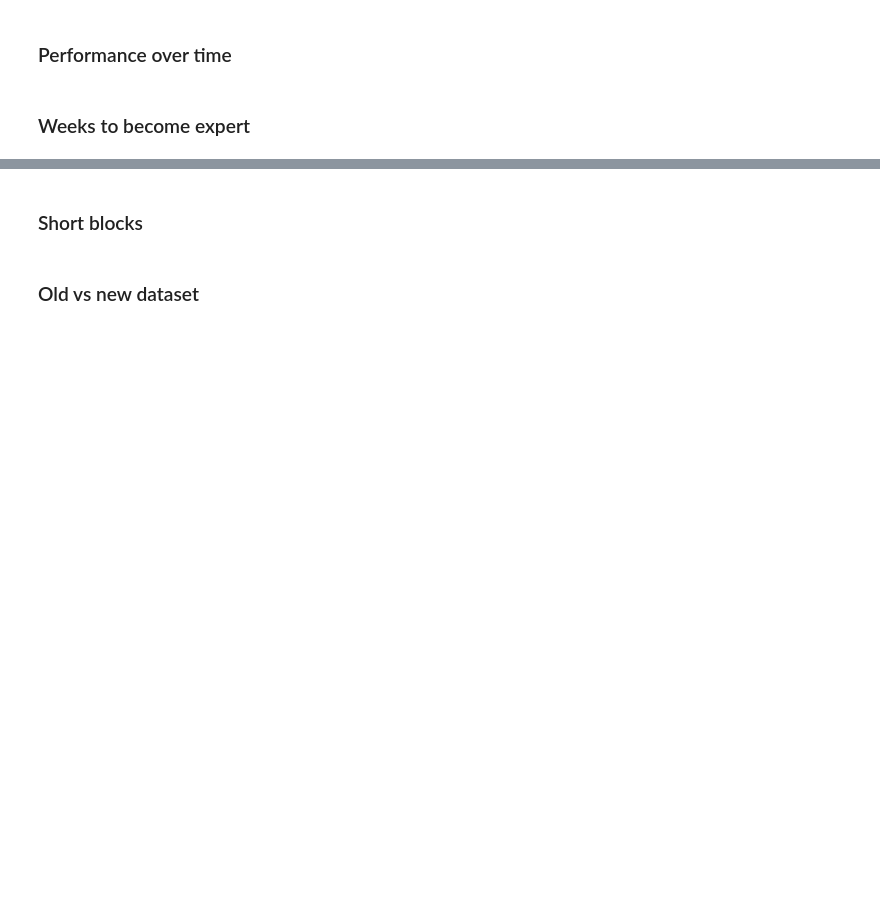
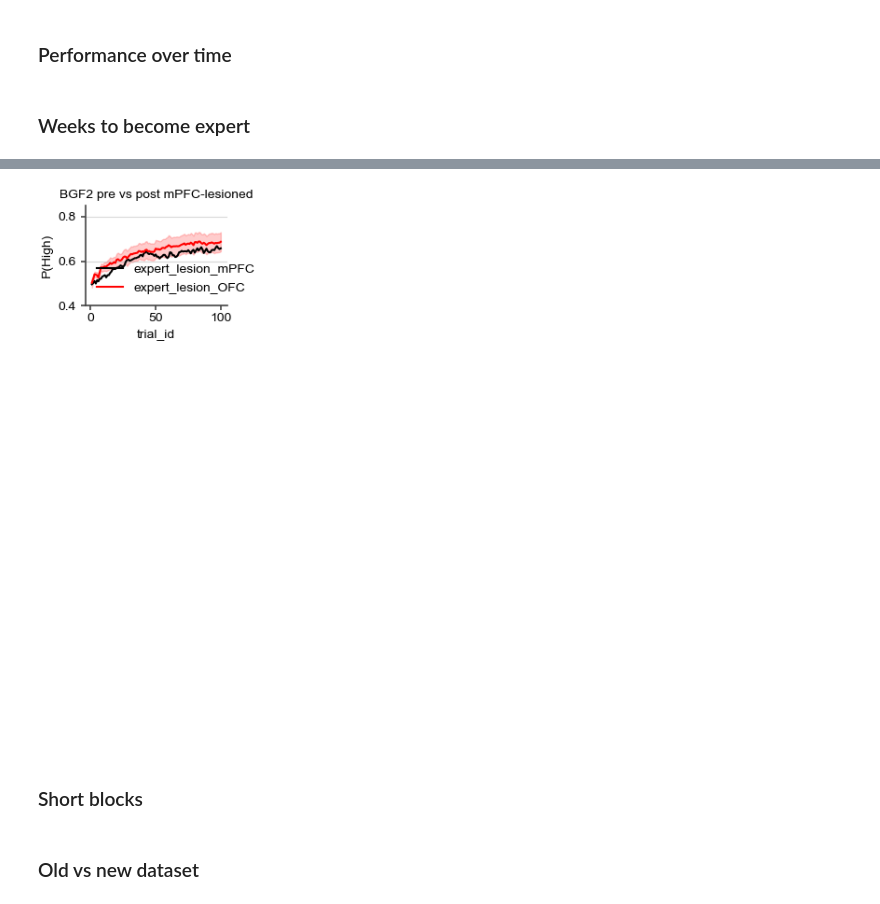
Before and after one commit to bapungiri/py_adlab_bg, a Jupyter notebook: mab_choice_performance1.ipynb, the cells around one changed output, grey strips where cells are left out. Cells and saved outputs as stored; diff of their text form; code cells hidden in the pictures; blank space fills up the shorter version.

```diff
--- a/mab_choice_performance1.ipynb
+++ b/mab_choice_performance1.ipynb
@@ -1111,9 +1105,9 @@ import mab_subjects
 import numpy as np
 import pandas as pd
 
-
 exps = (
-    mab_subjects.mostly_unstruc.BGF2 + mab_subjects.mostly_unstruc_expert_lesioned.BGF2
+    mab_subjects.mostly_unstruc_expert_lesioned.allsess
+    + mab_subjects.mostly_struc_expert_lesioned.allsess
 )
 
 perf_df = []
@@ -1128,6 +1122,9 @@ for i, exp in enumerate(exps):
 
     if n_days > 60:
         task = task.filter_by_datetime(start=start_date + pd.Timedelta(days=40))
+
+    # if i==1:
+    # task = task.filter_by_datetime(start=start_date + pd.Timedelta(days=3))
 
     probs_corr = task.probs_corr
     print(probs_corr)
@@ -1148,31 +1163,34 @@ mab_subjects.GroupData().save(perf_df, "perf_vs_lesion")
 # %%
 from statplotannot.plots import SeabornPlotter, fix_legend
 from mab_colors import Palette2Arm
 import seaborn as sns
 from statplotannot.plots import Fig
 import mab_subjects
 
 perf_df = mab_subjects.GroupData().perf_vs_lesion.latest
 
-fig = Fig(3, 3, size=(8.5, 6), fontsize=12)
+fig = Fig(5, 5, size=(8.5, 6), fontsize=10)
 
 for i, y in enumerate(["All"]):
     ax = fig.subplot(fig.gs[i])
     sns.lineplot(
         data=perf_df,
         x="trial_id",
         y=y,
         hue="lesion",
         palette=["k", "r"],
         errorbar="se",
     )
     fix_legend(ax)
     ax.set_ylim(0.4, 0.85)
     ax.set_ylabel("P(High)")
     ax.set_title("BGF2 pre vs post mPFC-lesioned")
     ax.grid(axis="y", zorder=-1, alpha=0.5)
 
-# fig.savefig(figpath / "choice_performance_corr_uncorr.png", dpi=300)
+figpath = mab_subjects.pkpath
+fig.savefig(figpath / "choice_performance_corr_uncorr", dpi=300)
+# %% [output]
+[figure, added]
 # %% [markdown]
 ### Short blocks
 # %%
```
Also changed, not shown: parts of 13 cells of this notebook, 8 other files.
